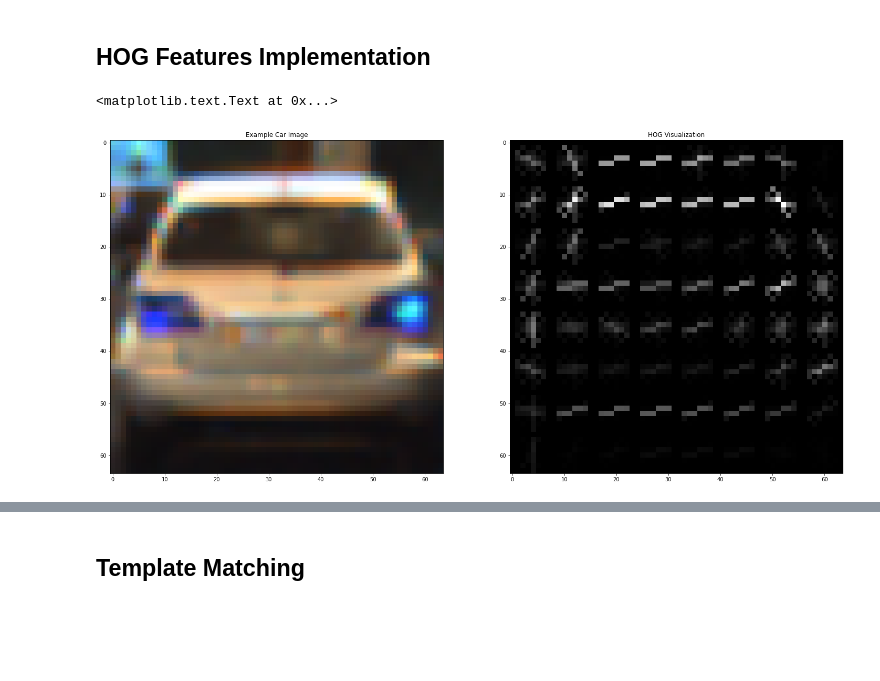
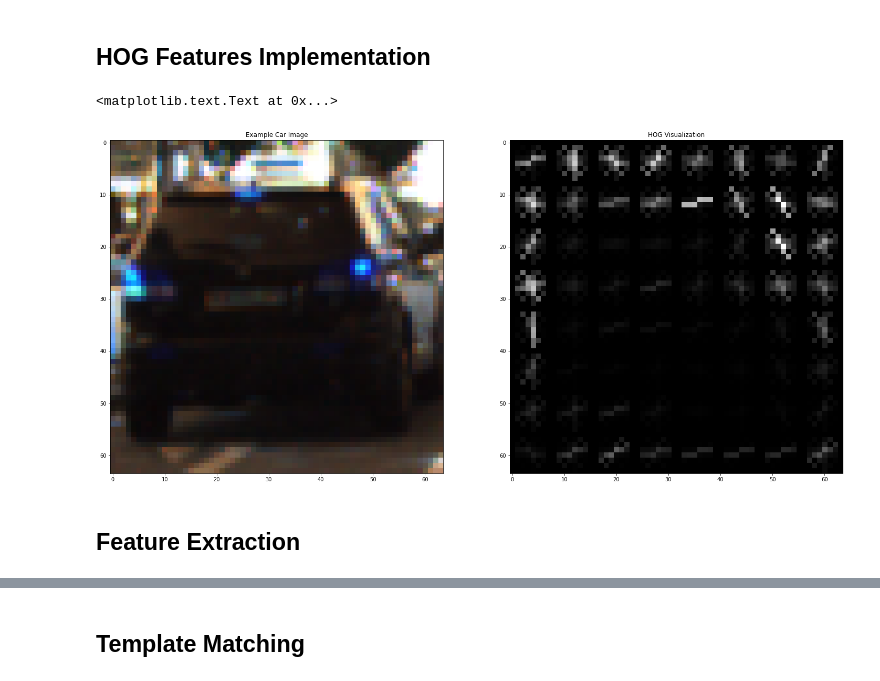
Before and after one commit to lhyleonghuiyu/CarND-Vehicle-Detection, a Jupyter notebook: starter.ipynb, the cells around one changed output, grey strips where cells are left out. Cells and saved outputs as stored; diff of their text form; code cells hidden in the pictures; blank space fills up the shorter version.

```diff
--- a/starter.ipynb
+++ b/starter.ipynb
@@ -77,6 +78,7 @@ fig.show()
 # %% [markdown]
 ## HOG Features Implementation
 # %%
+#Udacity lesson code
 def get_hog_features(img, orient, pix_per_cell, cell_per_block, vis=True,
                      feature_vec=True):
 
@@ -88,30 +90,33 @@ def get_hog_features(img, orient, pix_per_cell, cell_per_block, vis=True,
     hog_features, hog_image = hog(img, orientations=orient,
                               pixels_per_cell=(pix_per_cell, pix_per_cell),
                               cells_per_block=(cell_per_block, cell_per_block),
-                              visualise=True, feature_vector=False,
+                              visualise=True, feature_vector=True,
                               block_norm="L2-Hys")
 
 
     return hog_features, hog_image
 # %%
-#sample of getting HOG features
-image = car_list[2]
+
+# Generate a random index to look at a car image
+ind = np.random.randint(0, len(car_list))
+# Read in the image
+image = car_list[ind]
 gray = cv2.cvtColor(image, cv2.COLOR_BGR2GRAY)
 
 # Call our function with vis=True to see an image output
 features, hog_image = get_hog_features(gray, orient= 9,
                         pix_per_cell= 8, cell_per_block= 2,
                         vis=True, feature_vec=False)
 
 
 # Plot the examples
 fig = plt.figure()
 plt.subplot(121)
 plt.imshow(image, cmap='gray')
 plt.title('Example Car Image')
 plt.subplot(122)
 plt.imshow(hog_image, cmap='gray')
 plt.title('HOG Visualization')
 # %% [output]
 <matplotlib.text.Text at 0x...>
-[figure, old version]
+[figure, new version]
@@ -125,3 +123,5 @@ feature_array = hog(img, orientations=orient, pixels_per_cell=(pix_per_cell, pix
+# %% [markdown]
+## Feature Extraction
 # %%
 #original Udacity lesson extract_features code
 def extract_features(imgs, cspace='RGB', spatial_size=(32, 32),
```
Also changed, not shown: parts of 9 cells of this notebook.
